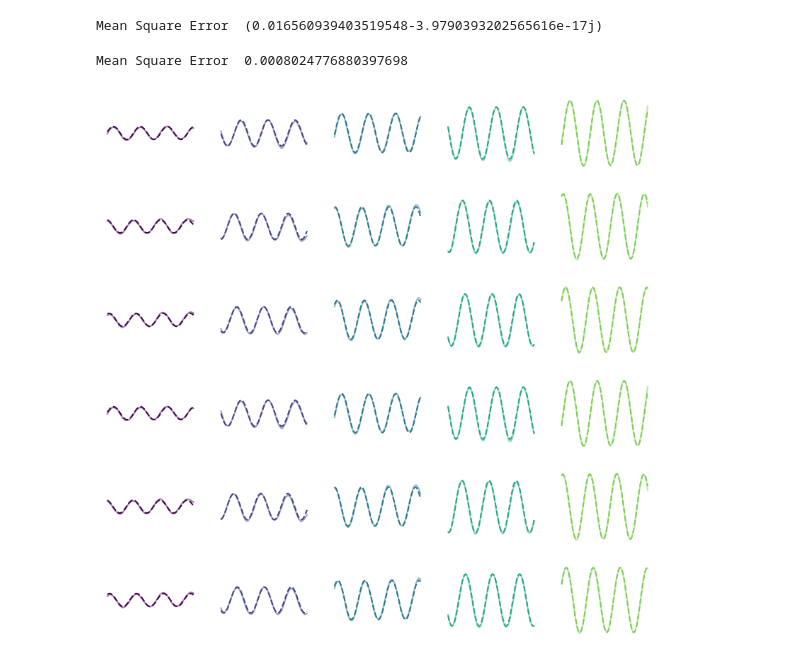
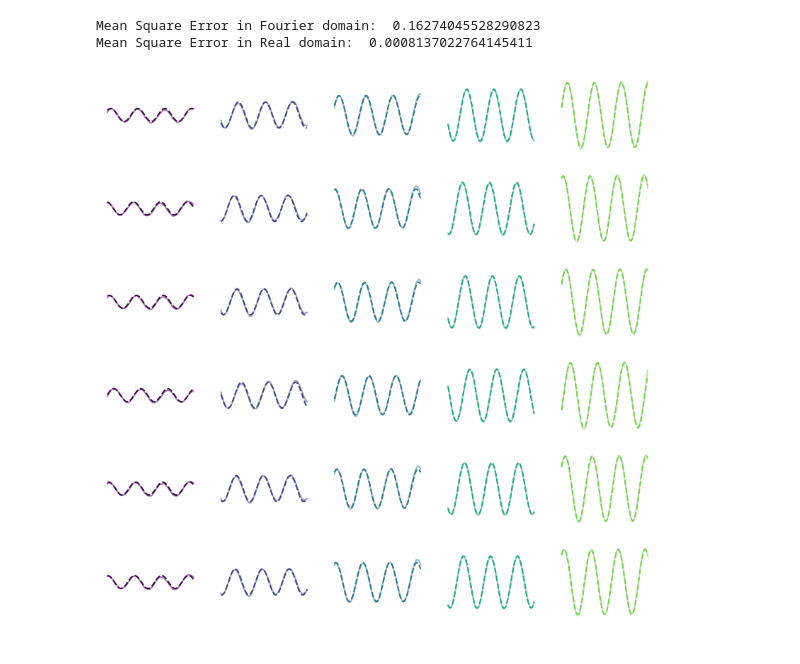
Before and after one commit to dani2442/Functional-Data-Analysis, a Jupyter notebook: notebooks/ffpca.ipynb, the cells around one changed output. Saved outputs shown, nothing was run; the diff lists cells and outputs as text; code cells hidden in the pictures.

```diff
--- a/notebooks/ffpca.ipynb
+++ b/notebooks/ffpca.ipynb
@@ -67,6 +76,6 @@ plt.show()
 # %%
-eigenvectors_hat = np.fft.ifft(eigenvectors, axis=0)
-eigenvectors_hat_conjugate = np.fft.ifft(eigenvectors.conjugate(), axis=0)
+evec = np.fft.ifft(evec_hat, axis=0)
+evec_conjugate = np.fft.ifft(evec_hat.conjugate(), axis=0)
 # %%
 k=1
 
@@ -75,13 +84,13 @@ Z = np.zeros((N+N-1, n, k), dtype=np.complex128)
 for _n in range(n):
     for _p in range(p):
         for _k in range(k):
-            Z[:, _n, _k] +=np.convolve(x_complex[:, _n, _p], eigenvectors_hat_conjugate[:, _p, _k], mode="full")
+            Z[:, _n, _k] +=np.convolve(x_complex[:, _n, _p], evec_conjugate[:, _p, _k], mode="full")
 # %%
 y = np.zeros((N+N+N-2, n, p), dtype=np.complex128)
 for _n in range(n):
     for _p in range(p):
         for _k in range(k):
-            y[:, _n, _p] += np.convolve(Z[:, _n, _k], eigenvectors_hat[:, _p, _k], mode="full")
+            y[:, _n, _p] += np.convolve(Z[:, _n, _k], evec[:, _p, _k], mode="full")
 # %%
 #c_n = (Z.shape[0]-N)//2
 y = y[:N]
@@ -106,4 +125,7 @@ for i in range(n_r):
 # %%
 k=1
-Z = x_hat @ eigenvectors[:, :, :k].conjugate()
-x_norm_hat = Z @ eigenvectors[:, :, :k].transpose(0,2,1)
+
+Z = x_hat @ evec_hat[:, :, :k].conjugate()
+y_hat = Z @ evec_hat[:, :, :k].transpose(0,2,1)
+
+y = np.fft.ifft(y_hat, axis=0)
@@ -112,22 +132,20 @@ x_norm_hat_hat = np.fft.ifft(x_norm_hat, axis=0)
 # %%
-print("Mean Square Error ", np.mean(np.square(x_hat - x_norm_hat)))
+print("Mean Square Error in Fourier domain: ", np.mean(np.square(np.absolute(x_hat - y_hat))))
+print("Mean Square Error in Real domain: ", np.mean(np.square(np.absolute(x - y))))
 # %% [output]
-Mean Square Error  (0.016560939403519548-3.9790393202565616e-17j)
+Mean Square Error in Fourier domain:  0.16274045528290823
+Mean Square Error in Real domain:  0.0008137022764145411
-# %%
-print("Mean Square Error ", np.mean(np.square(np.absolute(x - x_norm_hat_hat))))
-# %% [output]
-Mean Square Error  0.0008024776880397698
 # %%
 # plot a sample of n_r observations of the first n_c variables
 n_r, n_c = 6, 5
 fig, axs = plt.subplots(n_r, n_c, figsize=(10, 10))
 cmap = matplotlib.colormaps['viridis'].resampled(n_c+1)
 for i in range(n_r):
     for j in range(n_c):
         ax = axs[i,j]
         ax.plot(t, x[:, i,j], c=cmap(j), linestyle='dashed')
-        ax.plot(t, x_norm_hat_hat[:, i,j].real + mu[:, 0, j], c=cmap(j), alpha=0.5)
+        ax.plot(t, y[:, i,j].real + mu[:, 0, j], c=cmap(j), alpha=0.5)
         ax.set_axis_off()
         ax.set_ylim((-3,3))
 # %% [output]
-[figure, old version]
+[figure, new version]
```
Also changed, not shown: parts of 12 cells of this notebook, 1 other file.
